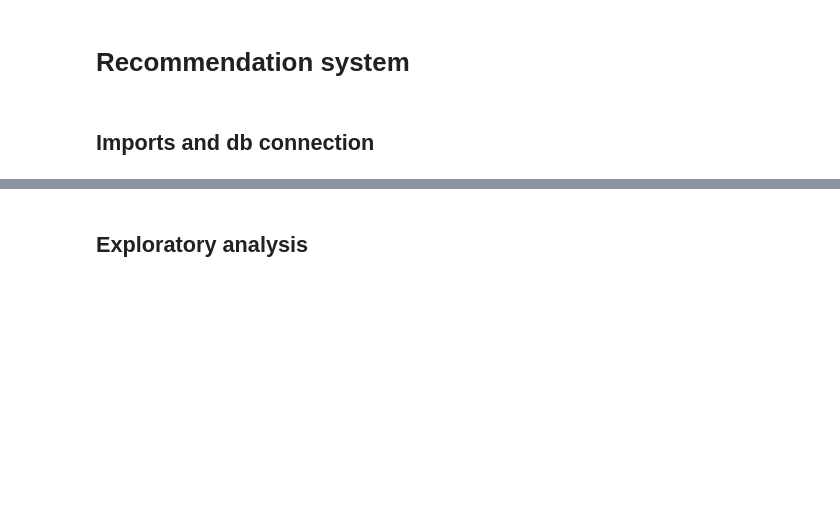
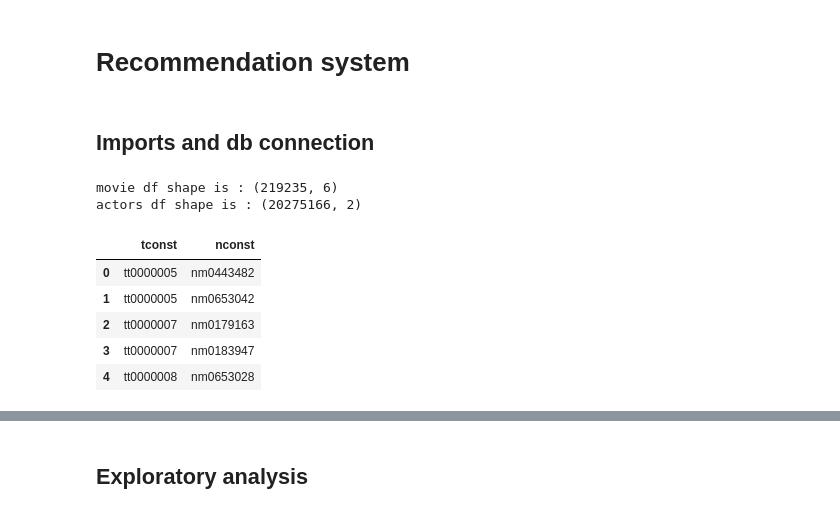
Before and after one commit to tanialemos/recommender-system, a Jupyter notebook: nb-test.ipynb, the cells around one changed output, grey strips where cells are left out. Saved outputs shown, nothing was run; the diff lists cells and outputs as text; code cells hidden in the pictures; blank space fills up the shorter version.

```diff
--- a/nb-test.ipynb
+++ b/nb-test.ipynb
@@ -27,0 +40,15 @@ df = pd.DataFrame.from_records(data=data, columns=col)
+# %%
+print(f"movie df shape is : {df_movies.shape}")
+print(f"actors df shape is : {df_actors.shape}")
+# %% [output]
+movie df shape is : (219235, 6)
+actors df shape is : (20275166, 2)
+# %%
+df_actors.head()
+# %% [output]
+|  | tconst | nconst |
+| 0 | tt0000005 | nm0443482 |
+| 1 | tt0000005 | nm0653042 |
+| 2 | tt0000007 | nm0179163 |
+| 3 | tt0000007 | nm0183947 |
+| 4 | tt0000008 | nm0653028 |
```
Also changed, not shown: parts of 43 cells of this notebook, 2 other files.
